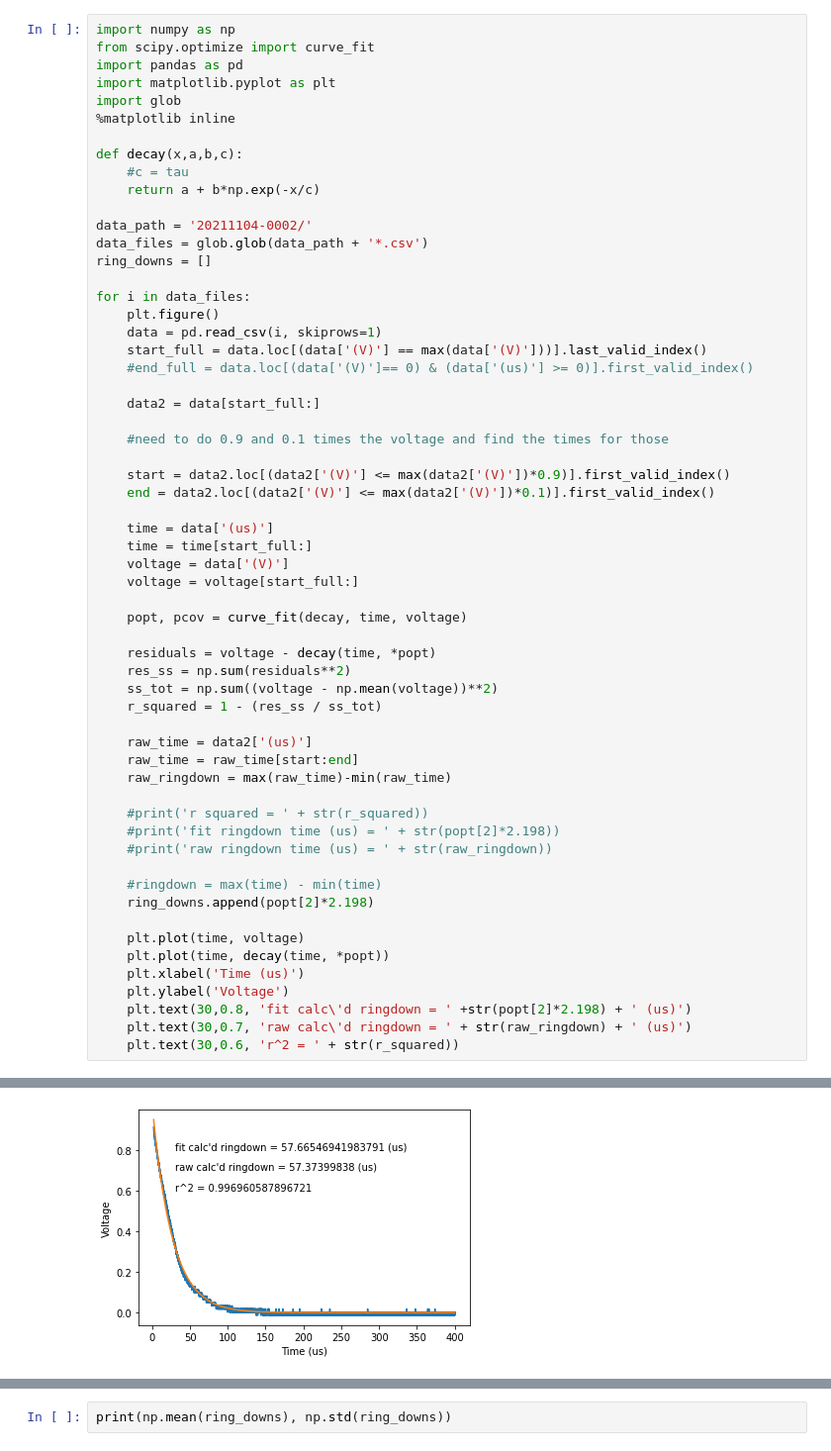
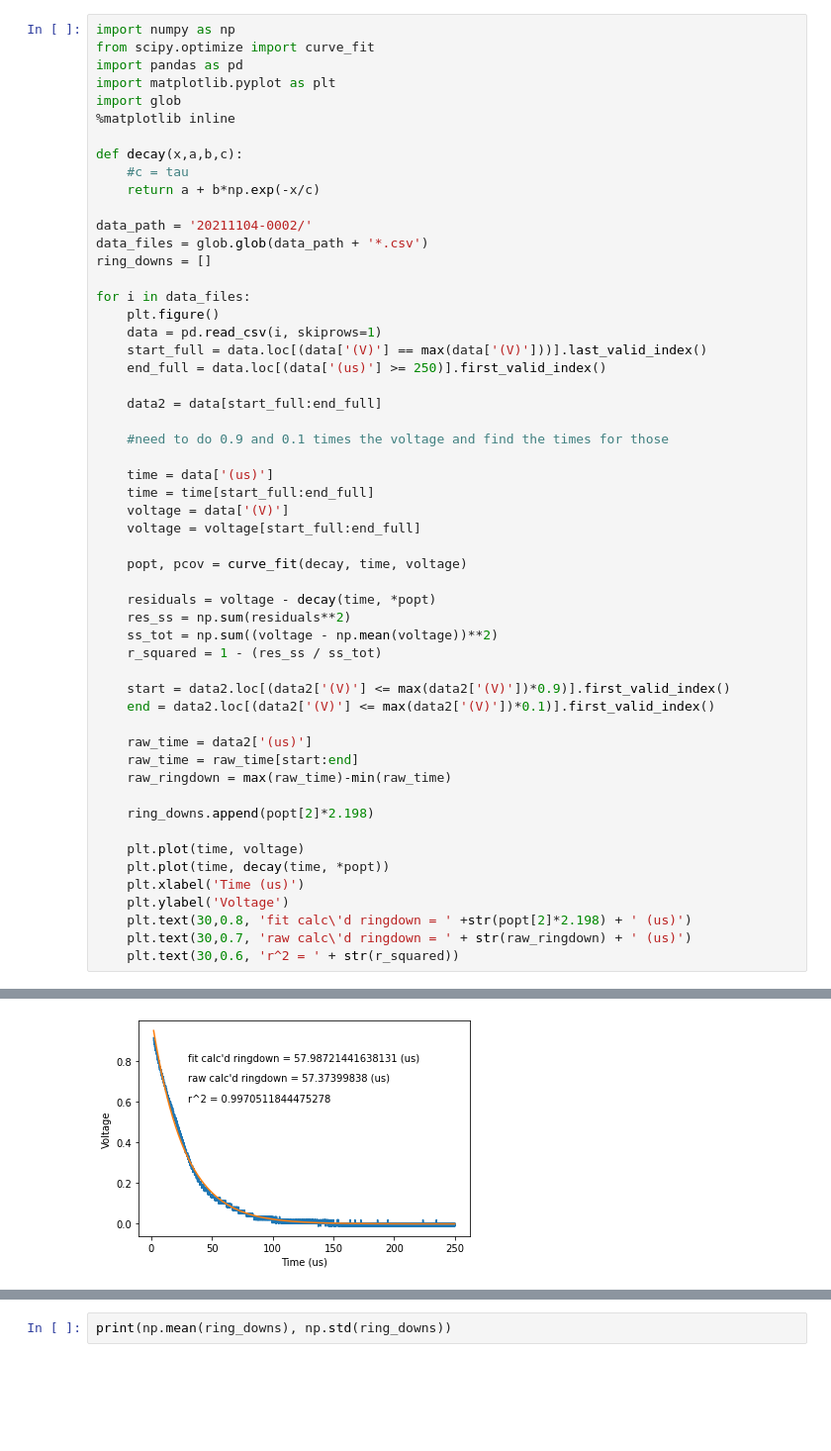
Before and after one commit to laserjeff/ringdown, a Jupyter notebook: analyze_ringdowns.ipynb, the cells around one changed output, grey strips where cells are left out. Shown at 99% size. Cells and saved outputs as stored; diff of their text form; blank space fills up the shorter version.

```diff
--- a/analyze_ringdowns.ipynb
+++ b/analyze_ringdowns.ipynb
@@ -18,19 +18,16 @@ for i in data_files:
     plt.figure()
     data = pd.read_csv(i, skiprows=1)
     start_full = data.loc[(data['(V)'] == max(data['(V)']))].last_valid_index()
-    #end_full = data.loc[(data['(V)']== 0) & (data['(us)'] >= 0)].first_valid_index()
+    end_full = data.loc[(data['(us)'] >= 250)].first_valid_index()
 
-    data2 = data[start_full:]
+    data2 = data[start_full:end_full]
 
     #need to do 0.9 and 0.1 times the voltage and find the times for those
 
-    start = data2.loc[(data2['(V)'] <= max(data2['(V)'])*0.9)].first_valid_index()
-    end = data2.loc[(data2['(V)'] <= max(data2['(V)'])*0.1)].first_valid_index()
-
     time = data['(us)']
-    time = time[start_full:]
+    time = time[start_full:end_full]
     voltage = data['(V)']
-    voltage = voltage[start_full:]
+    voltage = voltage[start_full:end_full]
 
     popt, pcov = curve_fit(decay, time, voltage)
 
@@ -39,15 +36,13 @@ for i in data_files:
     ss_tot = np.sum((voltage - np.mean(voltage))**2)
     r_squared = 1 - (res_ss / ss_tot)
 
+    start = data2.loc[(data2['(V)'] <= max(data2['(V)'])*0.9)].first_valid_index()
+    end = data2.loc[(data2['(V)'] <= max(data2['(V)'])*0.1)].first_valid_index()
+
     raw_time = data2['(us)']
     raw_time = raw_time[start:end]
     raw_ringdown = max(raw_time)-min(raw_time)
 
-    #print('r squared = ' + str(r_squared))
-    #print('fit ringdown time (us) = ' + str(popt[2]*2.198))
-    #print('raw ringdown time (us) = ' + str(raw_ringdown))
-
-    #ringdown = max(time) - min(time)
     ring_downs.append(popt[2]*2.198)
 
     plt.plot(time, voltage)
@@ -66 +61 @@ for i in data_files:
-[figure, old version]
+[figure, new version]
```
Also changed, not shown: parts of 1 cell of this notebook.
